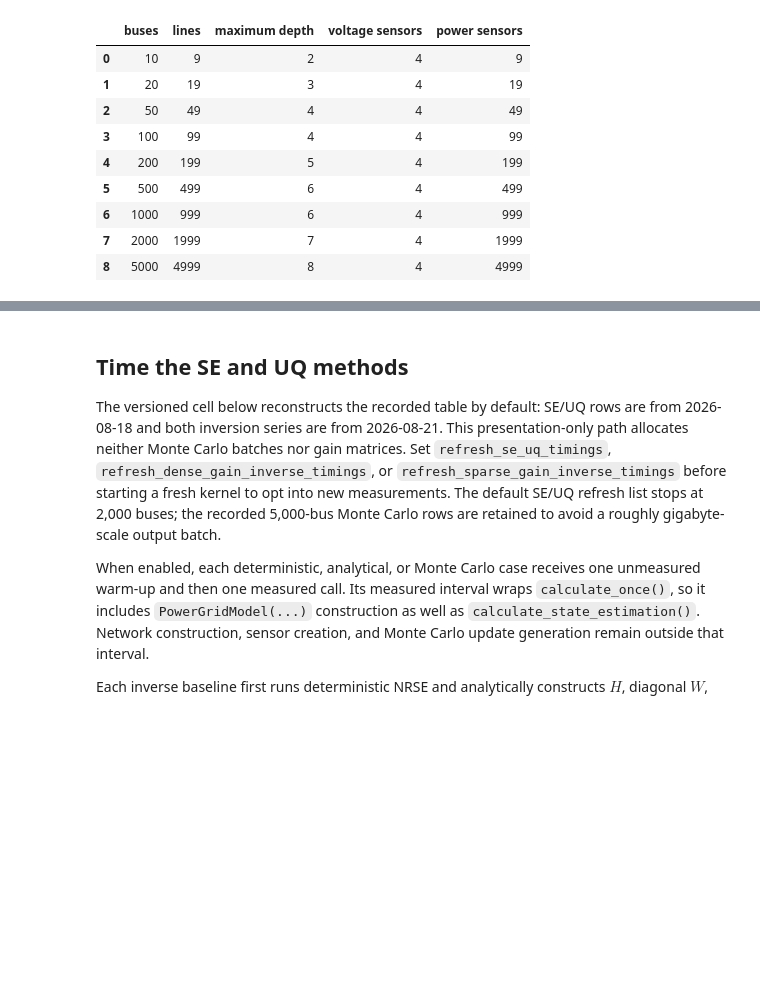
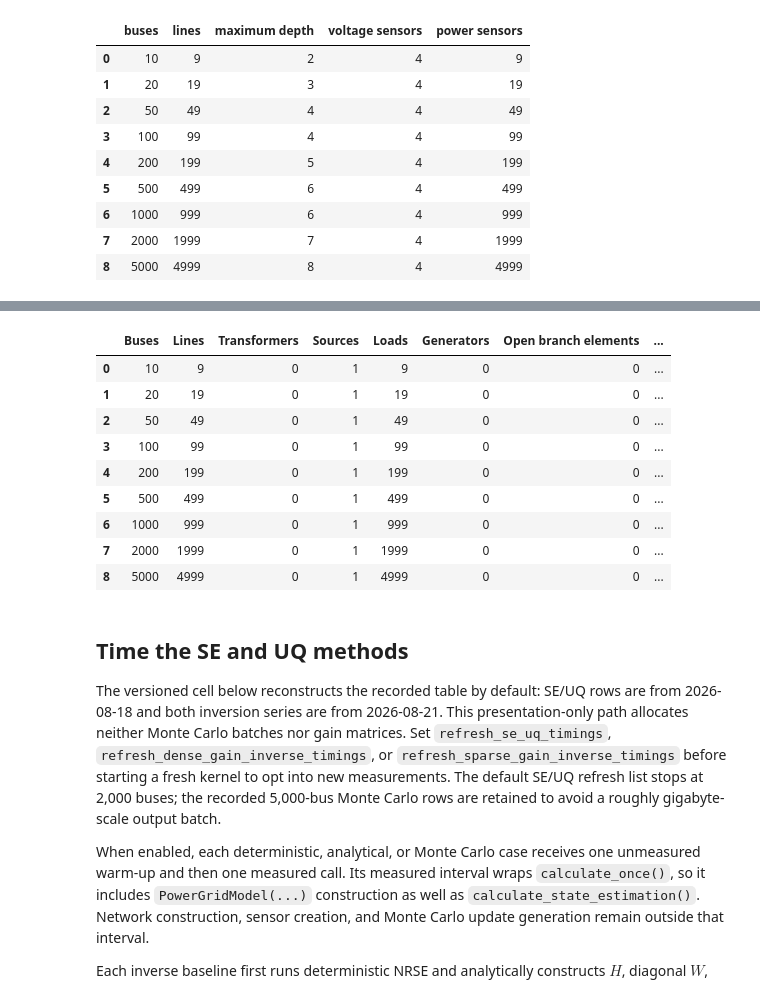
Before and after one commit to Plusero/power-grid-model, a Jupyter notebook: docs/examples/Synthetic MV Ternary Tree UQ Scaling Example.ipynb, the cells around one changed output, grey strips where cells are left out. Cells and saved outputs as stored; diff of their text form; code cells hidden in the pictures; blank space fills up the shorter version.

```diff
--- a/docs/examples/Synthetic MV Ternary Tree UQ Scaling Example.ipynb
+++ b/docs/examples/Synthetic MV Ternary Tree UQ Scaling Example.ipynb
@@ -308,3 +312,43 @@ network_summary
+# %%
+from pathlib import Path
+
+network_summary_directory = Path("docs/examples") if Path("docs/examples").is_dir() else Path()
+network_summary_directory_string = str(network_summary_directory.resolve())
+if network_summary_directory_string not in sys.path:
+    sys.path.insert(0, network_summary_directory_string)
+from network_summary import network_statistics
+
+network_family_rows = []
+for node_count in node_counts:
+    network_input, max_depth = build_ternary_mv_network(node_count)
+    statistics = network_statistics(network_input)
+    network_family_rows.append(
+        {
+            "Buses": statistics["buses"],
+            "Lines": statistics["lines"],
+            "Transformers": statistics["transformers"],
+            "Sources": statistics["sources_in_service"],
+            "Loads": statistics["loads_in_service"],
+            "Generators": statistics["generators_in_service"],
+            "Open branch elements": statistics["open_branch_elements"],
+            "Zero-injection buses": statistics["zero_injection_buses"],
+            "Maximum depth": max_depth,
+            "Nominal voltage [kV]": ", ".join(f"{level:g}" for level in statistics["nominal_voltage_levels_kv"]),
+        }
+    )
+network_family_summary = pd.DataFrame(network_family_rows)
+network_family_summary
+# %% [output]
+|  | Buses | Lines | Transformers | Sources | Loads | Generators | Open branch elements | ... |
+| 0 | 10 | 9 | 0 | 1 | 9 | 0 | 0 | ... |
+| 1 | 20 | 19 | 0 | 1 | 19 | 0 | 0 | ... |
+| 2 | 50 | 49 | 0 | 1 | 49 | 0 | 0 | ... |
+| 3 | 100 | 99 | 0 | 1 | 99 | 0 | 0 | ... |
+| 4 | 200 | 199 | 0 | 1 | 199 | 0 | 0 | ... |
+| 5 | 500 | 499 | 0 | 1 | 499 | 0 | 0 | ... |
+| 6 | 1000 | 999 | 0 | 1 | 999 | 0 | 0 | ... |
+| 7 | 2000 | 1999 | 0 | 1 | 1999 | 0 | 0 | ... |
+| 8 | 5000 | 4999 | 0 | 1 | 4999 | 0 | 0 | ... |
 # %% [markdown]
 ## Time the SE and UQ methods
 
```
Also changed, not shown: parts of 3 cells of this notebook, 13 other files.
